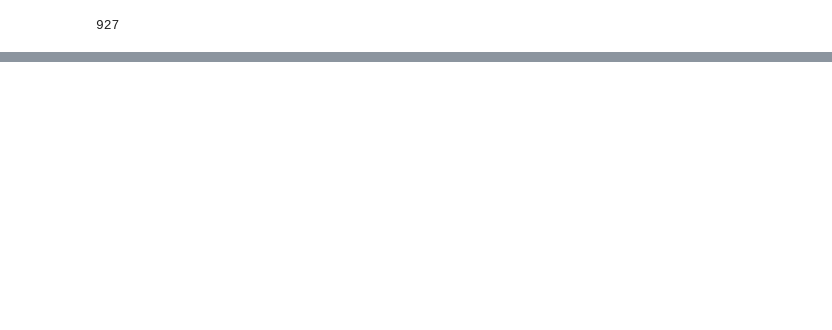
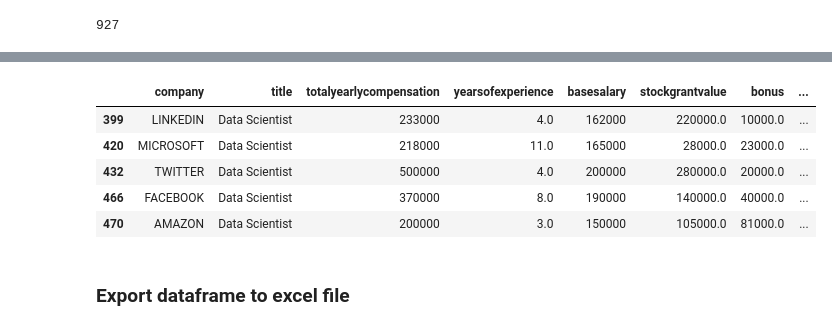
Before and after one commit to cllanesgit/GroupProject, a Jupyter notebook: Data_Science_Salary_Machine_Learning_Model.ipynb, the cells around one changed output, grey strips where cells are left out. Saved outputs shown, nothing was run; the diff lists cells and outputs as text; code cells hidden in the pictures; blank space fills up the shorter version.

```diff
--- a/Data_Science_Salary_Machine_Learning_Model.ipynb
+++ b/Data_Science_Salary_Machine_Learning_Model.ipynb
@@ -341,0 +365,13 @@ ml_df['company'].nunique()
+# %%
+# Filter to only jobs related to Data Scientist and Analyst
+ml_df = ml_df[(ml_df.title == "Data Scientist") | (ml_df.title == 'Business Analyst')]
+ml_df.head()
+# %% [output]
+|  | company | title | totalyearlycompensation | yearsofexperience | basesalary | stockgrantvalue | bonus | ... |
+| 399 | LINKEDIN | Data Scientist | 233000 | 4.0 | 162000 | 220000.0 | 10000.0 | ... |
+| 420 | MICROSOFT | Data Scientist | 218000 | 11.0 | 165000 | 28000.0 | 23000.0 | ... |
+| 432 | TWITTER | Data Scientist | 500000 | 4.0 | 200000 | 280000.0 | 20000.0 | ... |
+| 466 | FACEBOOK | Data Scientist | 370000 | 8.0 | 190000 | 140000.0 | 40000.0 | ... |
+| 470 | AMAZON | Data Scientist | 200000 | 3.0 | 150000 | 105000.0 | 81000.0 | ... |
+# %% [markdown]
+### Export dataframe to excel file
```
Also changed, not shown: parts of 12 cells of this notebook.
